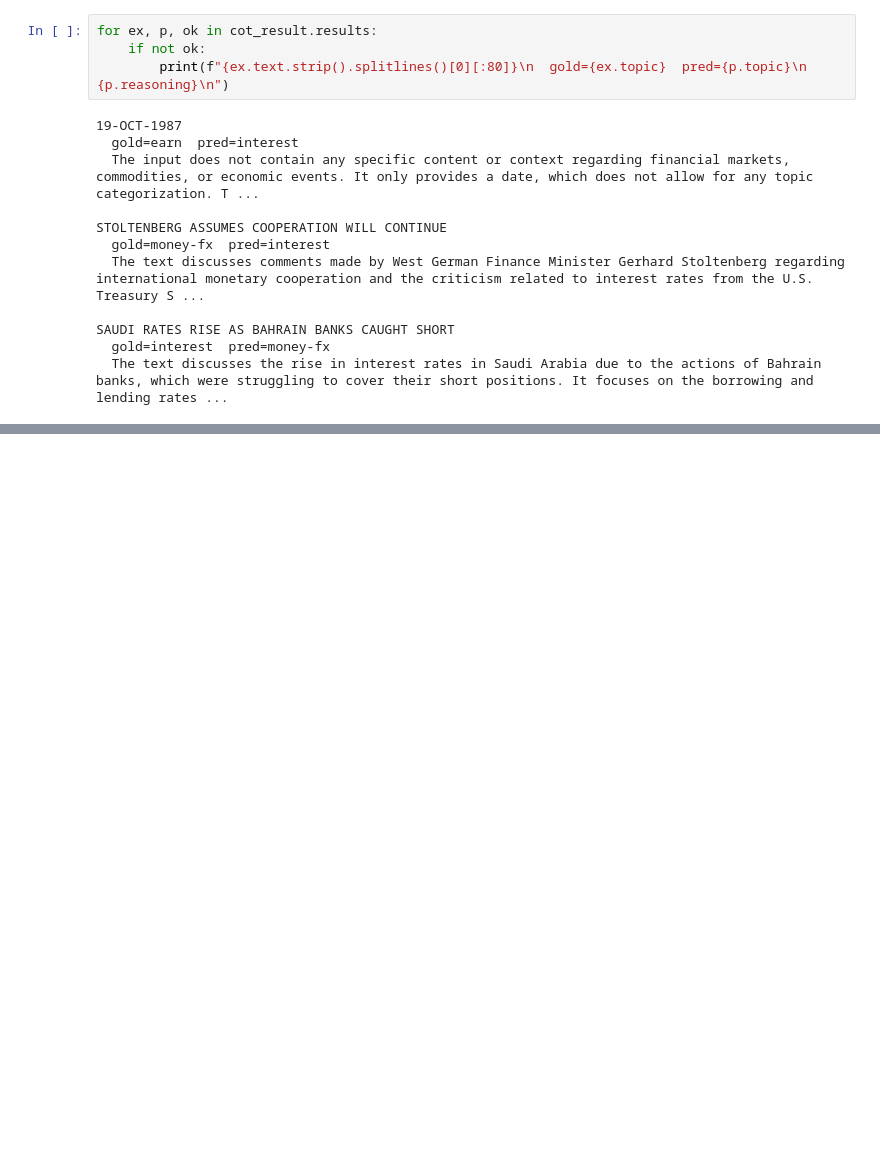
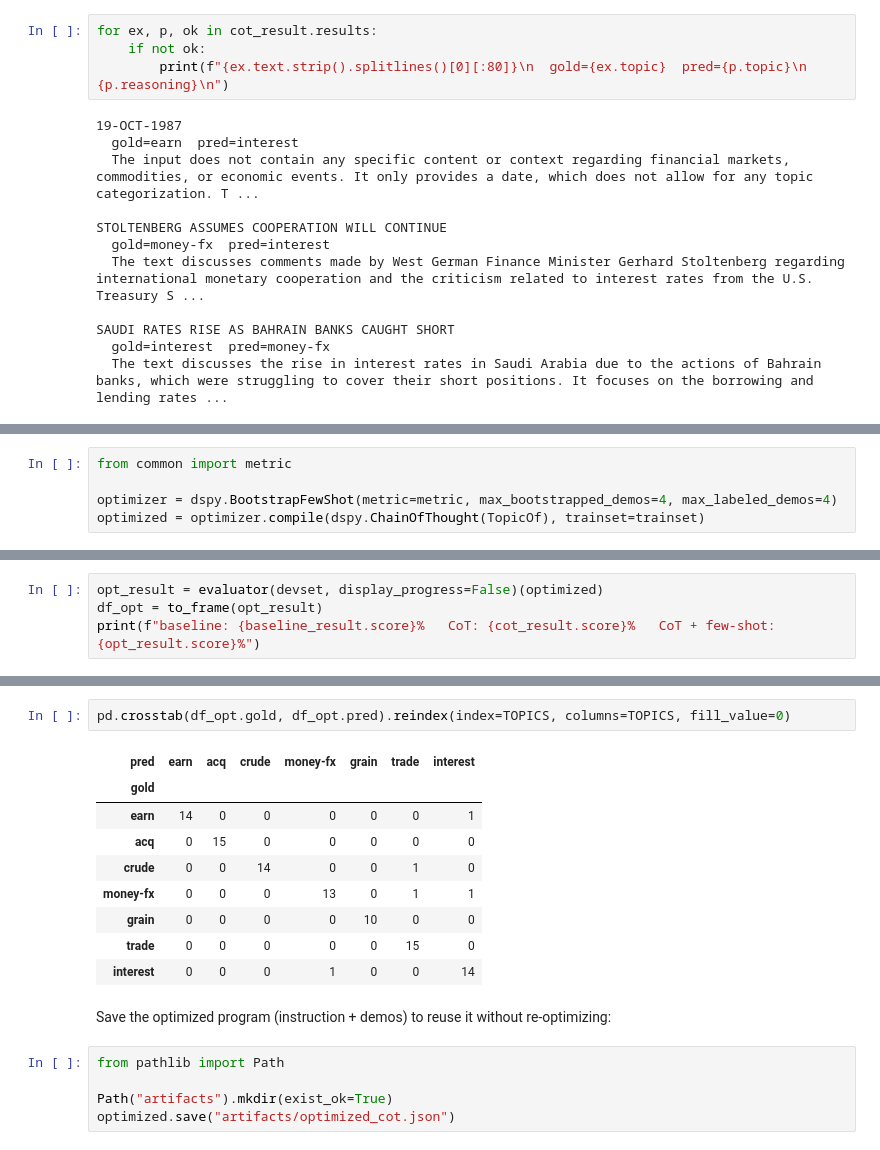
Before and after one commit to fischerdm/rag-boilerplate-dspy, a Jupyter notebook: results.ipynb, the cells around one changed output, grey strips where cells are left out. Drawn from its saved outputs; the diff is of its cells as text; blank space fills up the shorter version.

Commit message:
Add BootstrapFewShot optimizer comparison to results notebook
Co-Authored-By: Claude Opus 5.5 <noreply@anthropic.com>

```diff
--- a/results.ipynb
+++ b/results.ipynb
@@ -175,0 +180,5 @@ SAUDI RATES RISE AS BAHRAIN BANKS CAUGHT SHORT
+# %%
+from common import metric
+
+optimizer = dspy.BootstrapFewShot(metric=metric, max_bootstrapped_demos=4, max_labeled_demos=4)
+optimized = optimizer.compile(dspy.ChainOfThought(TopicOf), trainset=trainset)
@@ -175,0 +207,4 @@ SAUDI RATES RISE AS BAHRAIN BANKS CAUGHT SHORT
+# %%
+opt_result = evaluator(devset, display_progress=False)(optimized)
+df_opt = to_frame(opt_result)
+print(f"baseline: {baseline_result.score}%   CoT: {cot_result.score}%   CoT + few-shot: {opt_result.score}%")
@@ -175,0 +227,19 @@ SAUDI RATES RISE AS BAHRAIN BANKS CAUGHT SHORT
+# %%
+pd.crosstab(df_opt.gold, df_opt.pred).reindex(index=TOPICS, columns=TOPICS, fill_value=0)
+# %% [output]
+| pred | earn | acq | crude | money-fx | grain | trade | interest |
+| gold |  |  |  |  |  |  |  |
+| earn | 14 | 0 | 0 | 0 | 0 | 0 | 1 |
+| acq | 0 | 15 | 0 | 0 | 0 | 0 | 0 |
+| crude | 0 | 0 | 14 | 0 | 0 | 1 | 0 |
+| money-fx | 0 | 0 | 0 | 13 | 0 | 1 | 1 |
+| grain | 0 | 0 | 0 | 0 | 10 | 0 | 0 |
+| trade | 0 | 0 | 0 | 0 | 0 | 15 | 0 |
+| interest | 0 | 0 | 0 | 1 | 0 | 0 | 14 |
+# %% [markdown]
+Save the optimized program (instruction + demos) to reuse it without re-optimizing:
+# %%
+from pathlib import Path
+
+Path("artifacts").mkdir(exist_ok=True)
+optimized.save("artifacts/optimized_cot.json")
```
Also changed, not shown: parts of 9 cells of this notebook.
